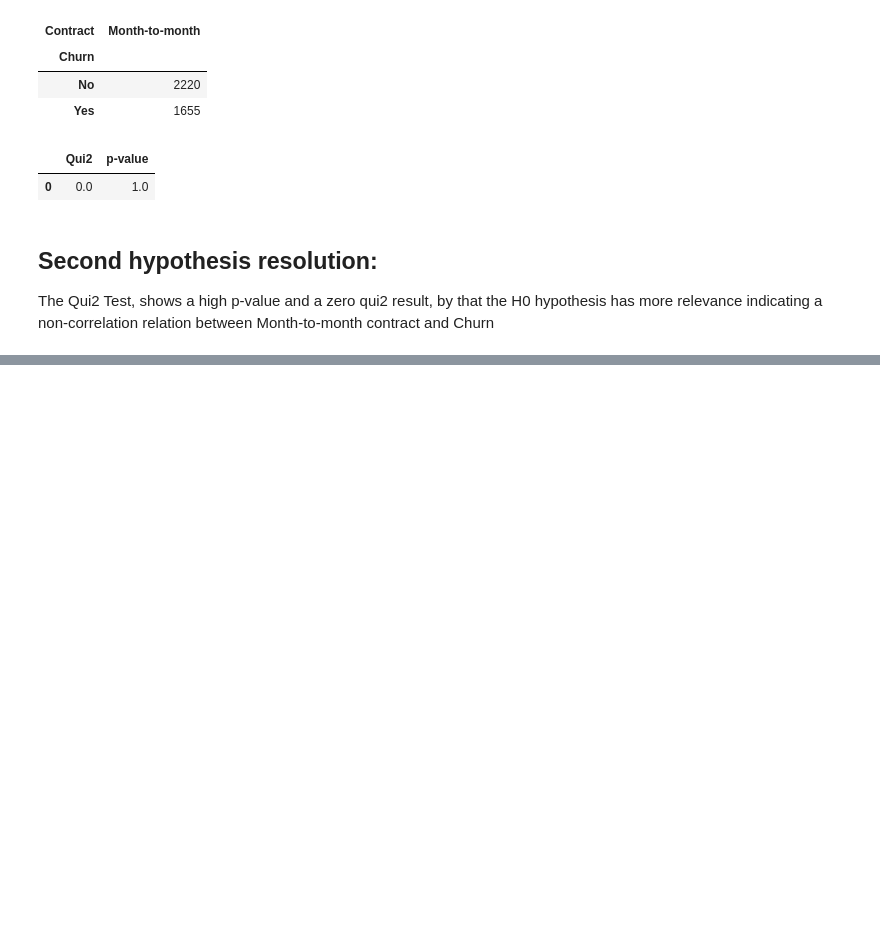
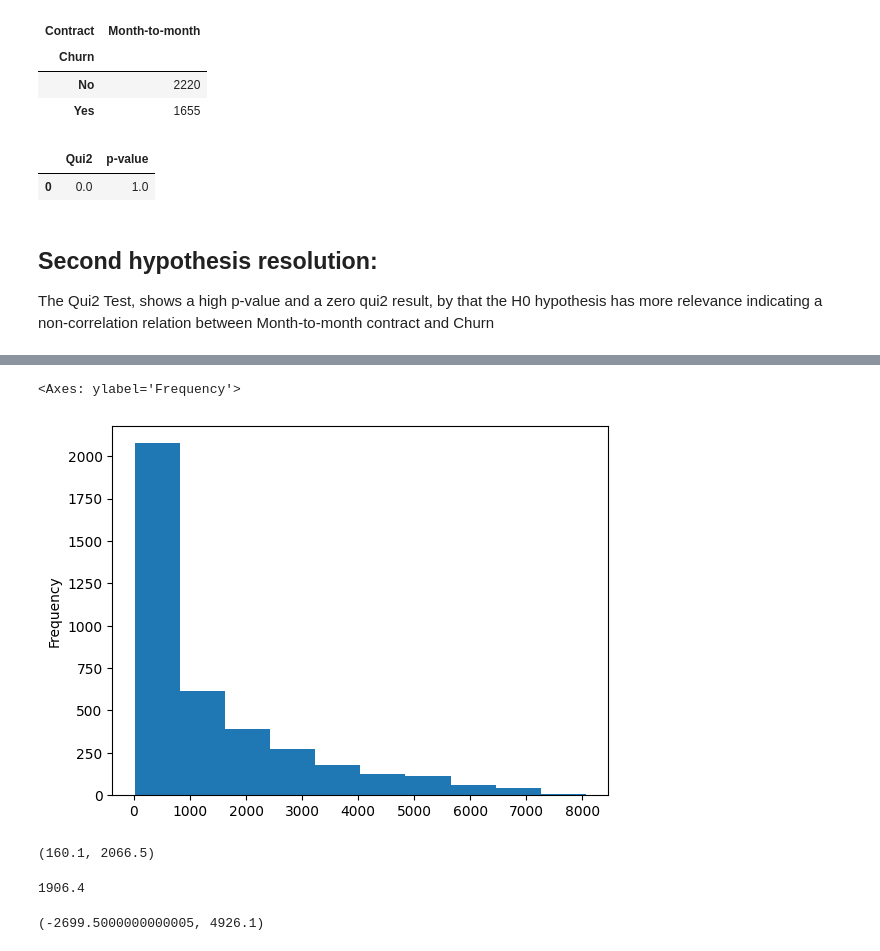
Before and after one commit to gjovs/rockeatseat_ia_track, a Jupyter notebook: eda/eda_churn.ipynb, the cells around one changed output, grey strips where cells are left out. Saved outputs shown, nothing was run; the diff lists cells and outputs as text; code cells hidden in the pictures; blank space fills up the shorter version.

Commit message:
chore: detect outliers and handle them.

```diff
--- a/eda/eda_churn.ipynb
+++ b/eda/eda_churn.ipynb
@@ -942,0 +981,3 @@ The Qui2 Test, shows a high p-value and a zero qui2 result, by that the H0 hypot
+# %%
+## Create DataFrame with only Monthly Type of Contract
+df_churn_monthly = df_churn[df_churn.Contract == 'Month-to-month']
@@ -942,0 +1004,32 @@ The Qui2 Test, shows a high p-value and a zero qui2 result, by that the H0 hypot
+# %%
+## Plot the histogram -- Checking visual the distribution of the data, (should be normal)
+df_churn_monthly.TotalCharges.plot.hist()
+# %% [output]
+<Axes: ylabel='Frequency'>
+[figure, added]
+# %%
+## Tukey's Method - Detect outliers
+## IQR - Interquartile Range, for non-normal distribution
+## IQR = 3° - 1° quartile
+## IQR = 75% - 25%
+
+q1_TotalCharges_month = df_churn_monthly.TotalCharges.quantile(0.25)
+
+q3_TotalCharges_month = df_churn_monthly.TotalCharges.quantile(0.75)
+
+iqr_TotalCharges_month = q3_TotalCharges_month - q1_TotalCharges_month
+
+q1_TotalCharges_month, q3_TotalCharges_month
+# %% [output]
+(160.1, 2066.5)
+# %%
+iqr_TotalCharges_month ## Interquartile Range of Total Charges at Monthly Type of Contract
+# %% [output]
+1906.4
+# %%
+## Upper and inferior limits
+limInf_TotalCharges_month = q1_TotalCharges_month - (iqr_TotalCharges_month * 1.5)
+limSup_TotalCharges_month = q3_TotalCharges_month + (iqr_TotalCharges_month * 1.5)
+limInf_TotalCharges_month,  limSup_TotalCharges_month
+# %% [output]
+(-2699.5000000000005, 4926.1)
```
Also changed, not shown: parts of 14 cells of this notebook.
